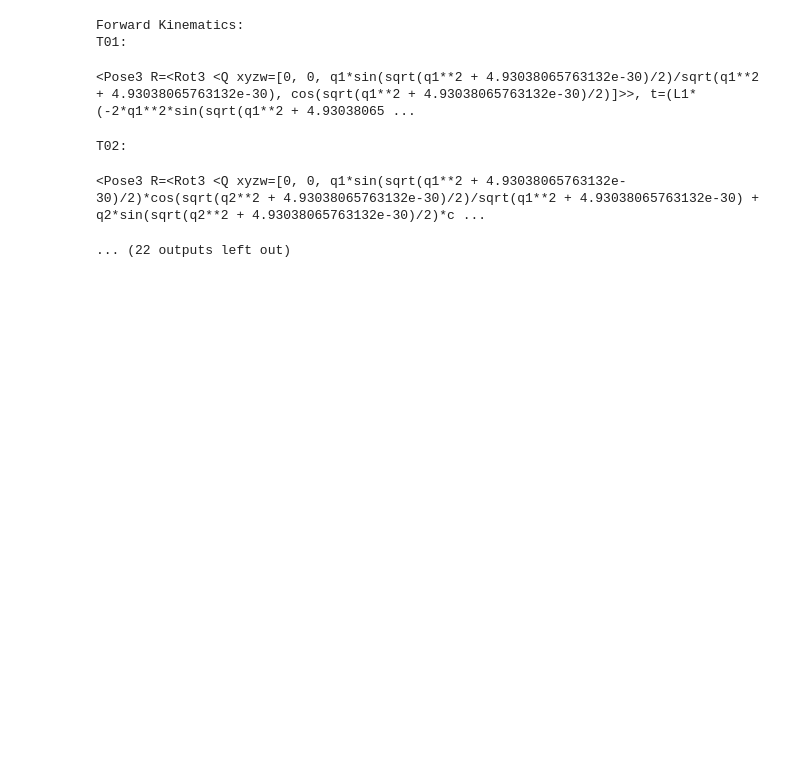
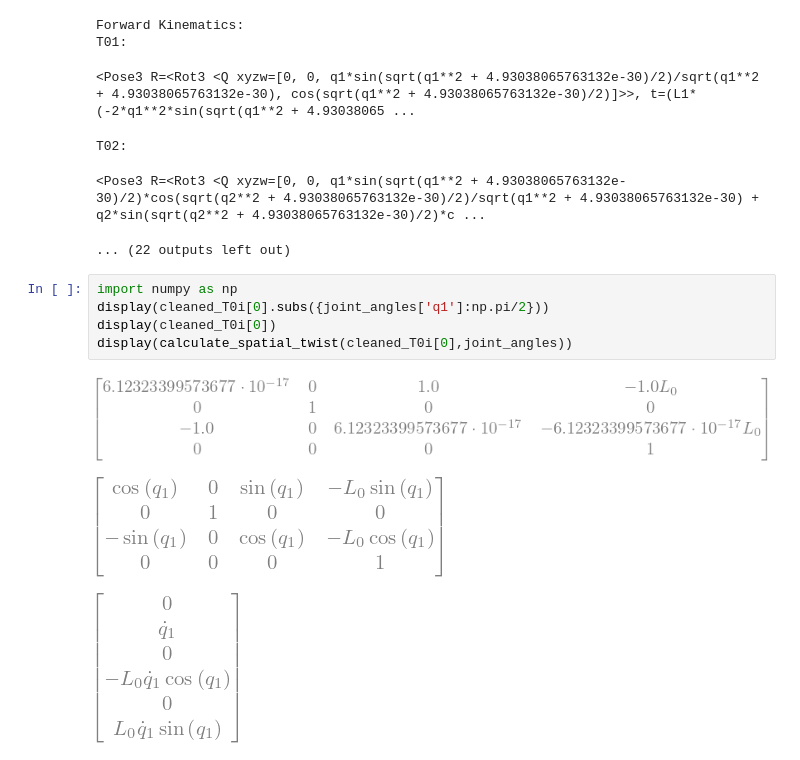
Before and after one commit to AmirSamanMirjalili/Robotics-Exercise, a Jupyter notebook: Code/E6.ipynb, the cells around one changed output. Drawn from its saved outputs; the diff is of its cells as text; blank space fills up the shorter version.

```diff
--- a/Code/E6.ipynb
+++ b/Code/E6.ipynb
@@ -1268,3 +1317,12 @@ T01:
 T02:
 <Pose3 R=<Rot3 <Q xyzw=[0, 0, q1*sin(sqrt(q1**2 + 4.93038065763132e-30)/2)*cos(sqrt(q2**2 + 4.93038065763132e-30)/2)/sqrt(q1**2 + 4.93038065763132e-30) + q2*sin(sqrt(q2**2 + 4.93038065763132e-30)/2)*c ...
 ... (22 outputs left out)
+# %%
+import numpy as np
+display(cleaned_T0i[0].subs({joint_angles['q1']:np.pi/2}))
+display(cleaned_T0i[0])
+display(calculate_spatial_twist(cleaned_T0i[0],joint_angles))
+# %% [output]
+[figure, added]
+[figure, added]
+[figure, added]
```
Also changed, not shown: parts of 9 cells of this notebook.
